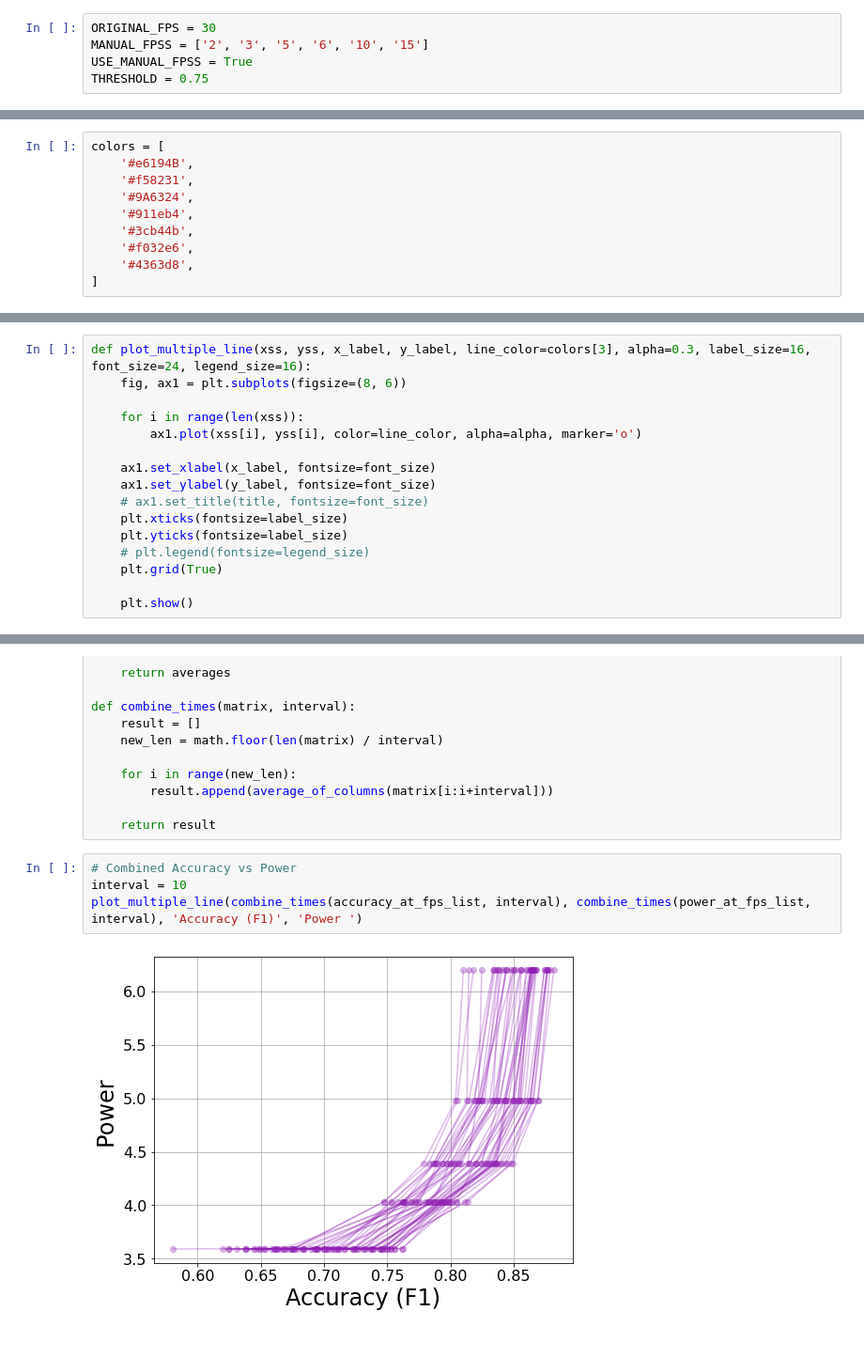
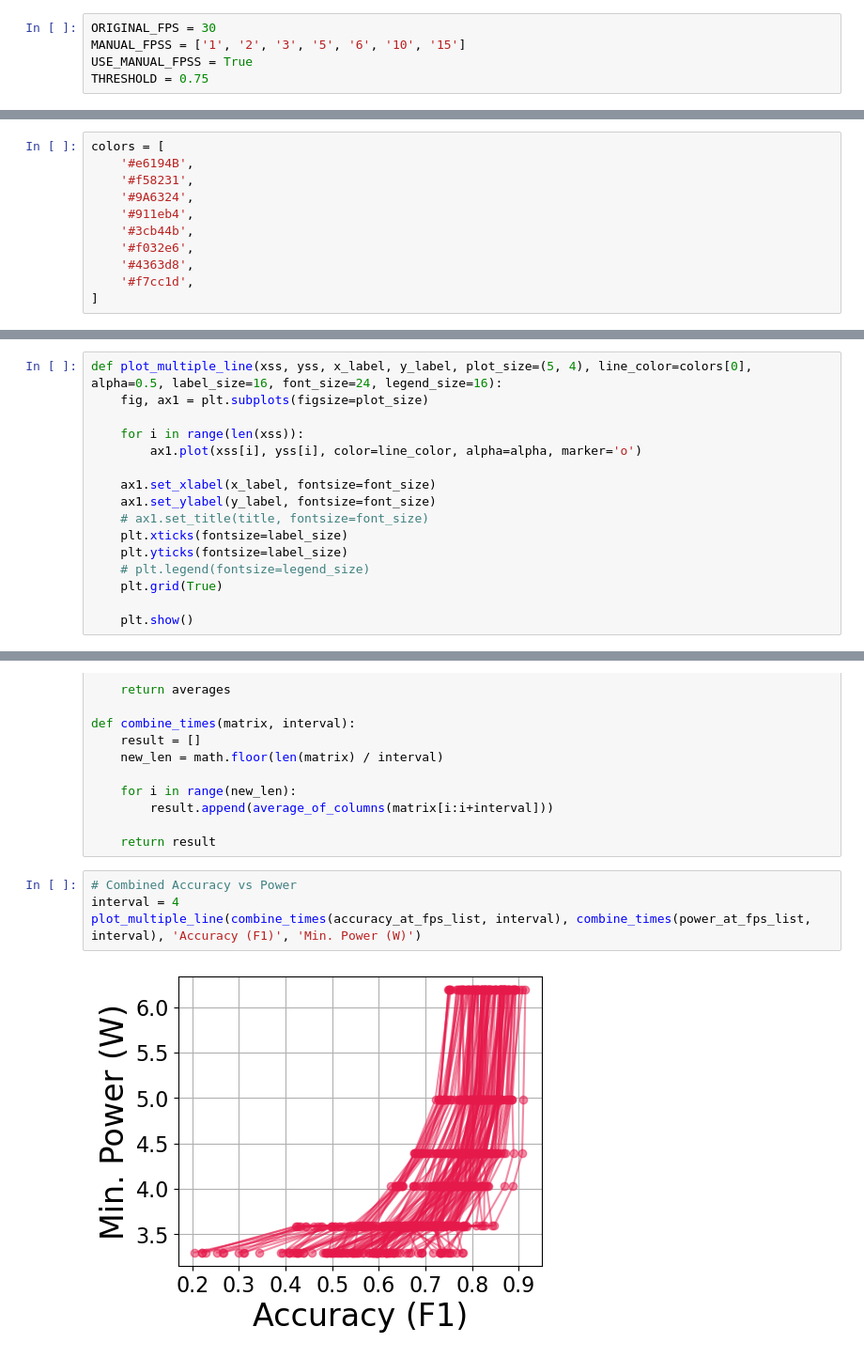
Before and after one commit to lijiaxi2018/Distributed-Learning, a Jupyter notebook: plot/exp9-accuracy-power-960.ipynb, the cells around one changed output, grey strips where cells are left out. Shown at 94% size. Cells and saved outputs as stored; diff of their text form.

```diff
--- a/plot/exp9-accuracy-power-960.ipynb
+++ b/plot/exp9-accuracy-power-960.ipynb
@@ -6,7 +6,7 @@ import numpy as np
 import os
 # %%
 ORIGINAL_FPS = 30
-MANUAL_FPSS = ['2', '3', '5', '6', '10', '15']
+MANUAL_FPSS = ['1', '2', '3', '5', '6', '10', '15']
 USE_MANUAL_FPSS = True
 THRESHOLD = 0.75
 # %%
@@ -71,6 +71,7 @@ colors = [
 	'#3cb44b',
 	'#f032e6',
 	'#4363d8',
+    '#f7cc1d',
 ]
 # %%
 def find_max_index(string_list):
@@ -176,6 +177,6 @@ plot_one_line(processed_accuracy_at_fps, power_at_fps, 'Accuracy (F1)', 'Power '
 # %%
-def plot_multiple_line(xss, yss, x_label, y_label, line_color=colors[3], alpha=0.3, label_size=16, font_size=24, legend_size=16):
-	fig, ax1 = plt.subplots(figsize=(8, 6))
+def plot_multiple_line(xss, yss, x_label, y_label, plot_size=(5, 4), line_color=colors[0], alpha=0.5, label_size=16, font_size=24, legend_size=16):
+	fig, ax1 = plt.subplots(figsize=plot_size)
 
 	for i in range(len(xss)):
 		ax1.plot(xss[i], yss[i], color=line_color, alpha=alpha, marker='o')
@@ -246,7 +252,7 @@ def combine_times(matrix, interval):
     return result
 # %%
 # Combined Accuracy vs Power
-interval = 10
-plot_multiple_line(combine_times(accuracy_at_fps_list, interval), combine_times(power_at_fps_list, interval), 'Accuracy (F1)', 'Power ')
+interval = 4
+plot_multiple_line(combine_times(accuracy_at_fps_list, interval), combine_times(power_at_fps_list, interval), 'Accuracy (F1)', 'Min. Power (W)')
 # %% [output]
-[figure, old version]
+[figure, new version]
```
Also changed, not shown: parts of 4 cells of this notebook, 1 other file.
